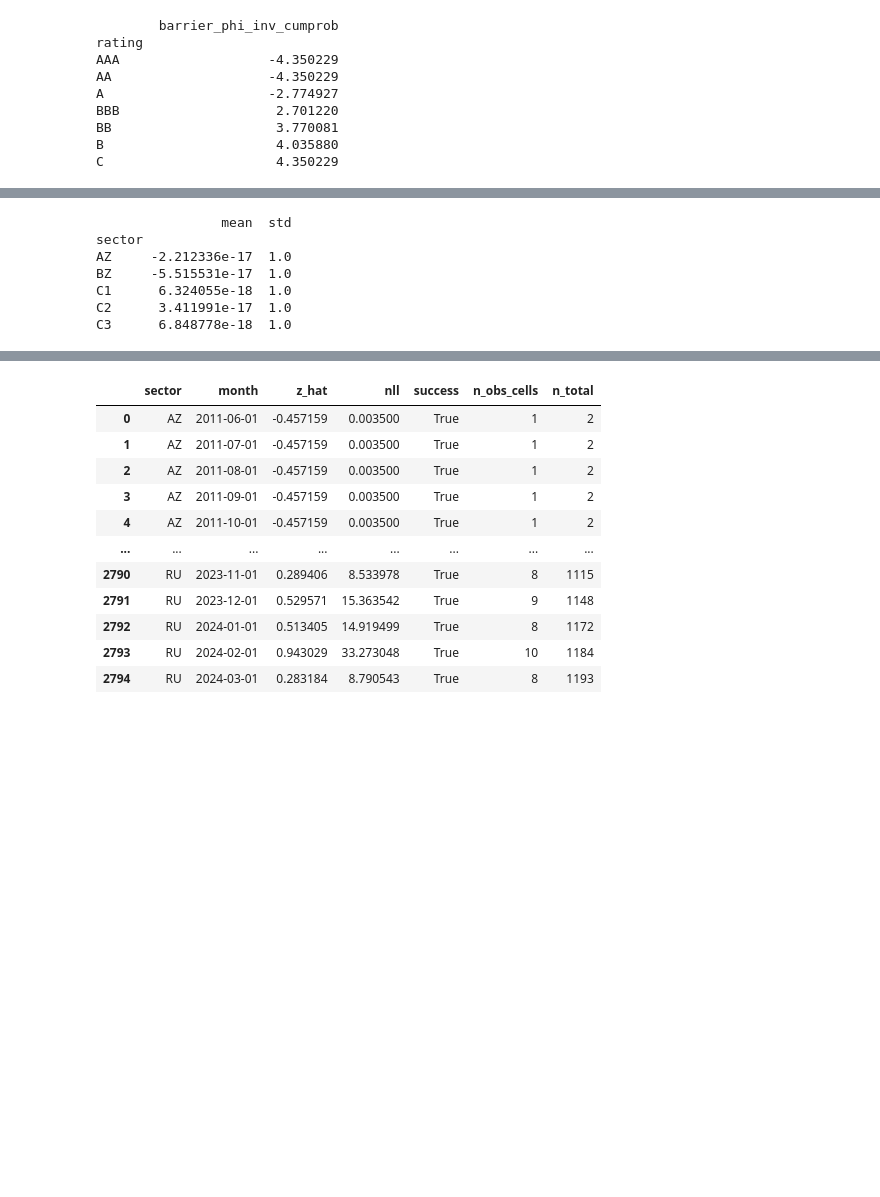
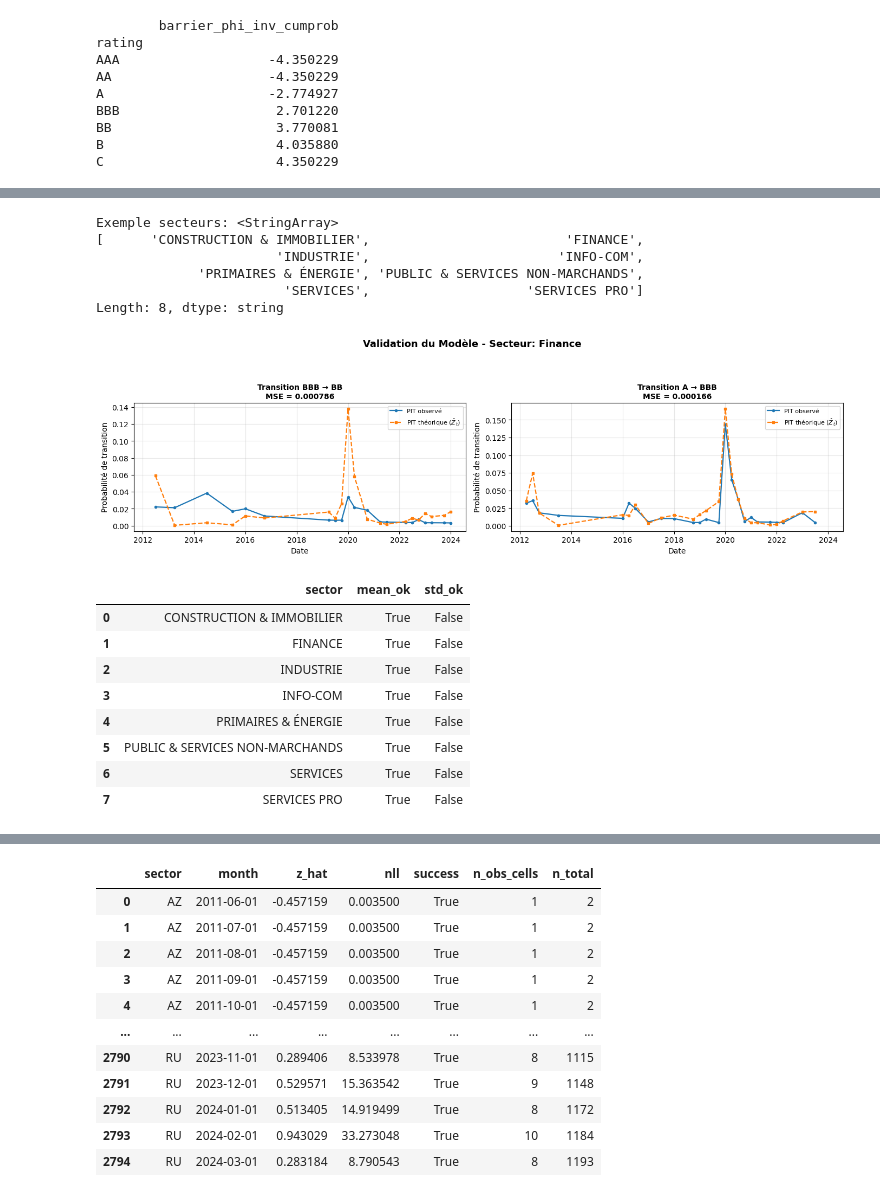
Before and after one commit to Celeste2405/PFE, a Jupyter notebook: extraction_fact_sys.ipynb, the cells around one changed output, grey strips where cells are left out. Cells and saved outputs as stored; diff of their text form; code cells hidden in the pictures; blank space fills up the shorter version.

```diff
--- a/extraction_fact_sys.ipynb
+++ b/extraction_fact_sys.ipynb
@@ -737,0 +1369,15 @@ Normalisation du facteur systémique
+# %%
+import pandas as pd
+import numpy as np
+
+# Copie propre
+Z_std = Z_hat_q.copy()
+
+# Centrage-réduction par secteur
+Z_std["z_hat"] = (
+    Z_std
+    .groupby("sector")["z_hat"]
+    .transform(lambda x: (x - x.mean()) / x.std(ddof=0))
+)
+
+Z_std.head()
@@ -738,18 +1420,44 @@ Normalisation du facteur systémique
+# %%
+# 1) PIT observées
+pit_obs = build_pit_observed(counts_creditmetrics_q, time_col="quarter")
+
+# 2) PIT théoriques (avec rho)
+pit_theo = build_pit_theoretical(Z_std, barriers, rho=0.20, time_col="quarter")
+
+# 3) Choisir un secteur EXISTANT
+print("Exemple secteurs:", counts_creditmetrics_q["sector"].unique()[:10])
+
+# 4) Plot
+plot_validation_two_transitions(
+    pit_obs_df=pit_obs,
+    pit_theo_df=pit_theo,
+    sector="FINANCE",  # mets un libellé exact
+    transitions=[("BBB","BB"), ("A","BBB")],
+    time_col="quarter",
+    title_sector="Validation du Modèle - Secteur: Finance"
+)
+# %% [output]
+Exemple secteurs: <StringArray>
+[      'CONSTRUCTION & IMMOBILIER',                         'FINANCE',
+                       'INDUSTRIE',                        'INFO-COM',
+             'PRIMAIRES & ÉNERGIE', 'PUBLIC & SERVICES NON-MARCHANDS',
+                        'SERVICES',                    'SERVICES PRO']
+Length: 8, dtype: string
+[figure, added]
 # %%
-Z_std = Z_hat.copy()
+tol = 1e-6
 
-Z_std["z_std"] = (
-    Z_std.groupby("sector")["z_hat"]
-         .transform(lambda x: (x - x.mean()) / x.std())
-)
+check_stats["mean_ok"] = check_stats["mean"].abs() < tol
+check_stats["std_ok"] = (check_stats["std"] - 1).abs() < tol
 
-# check
-print(Z_std.groupby("sector")["z_std"].agg(["mean", "std"]).head())
+check_stats[["sector", "mean_ok", "std_ok"]]
 # %% [output]
-                mean  std
-sector
-AZ     -2.212336e-17  1.0
-BZ     -5.515531e-17  1.0
-C1      6.324055e-18  1.0
-C2      3.411991e-17  1.0
-C3      6.848778e-18  1.0
+|  | sector | mean_ok | std_ok |
+| 0 | CONSTRUCTION & IMMOBILIER | True | False |
+| 1 | FINANCE | True | False |
+| 2 | INDUSTRIE | True | False |
+| 3 | INFO-COM | True | False |
+| 4 | PRIMAIRES & ÉNERGIE | True | False |
+| 5 | PUBLIC & SERVICES NON-MARCHANDS | True | False |
+| 6 | SERVICES | True | False |
+| 7 | SERVICES PRO | True | False |
```
Also changed, not shown: parts of 43 cells of this notebook, 9 other files.
